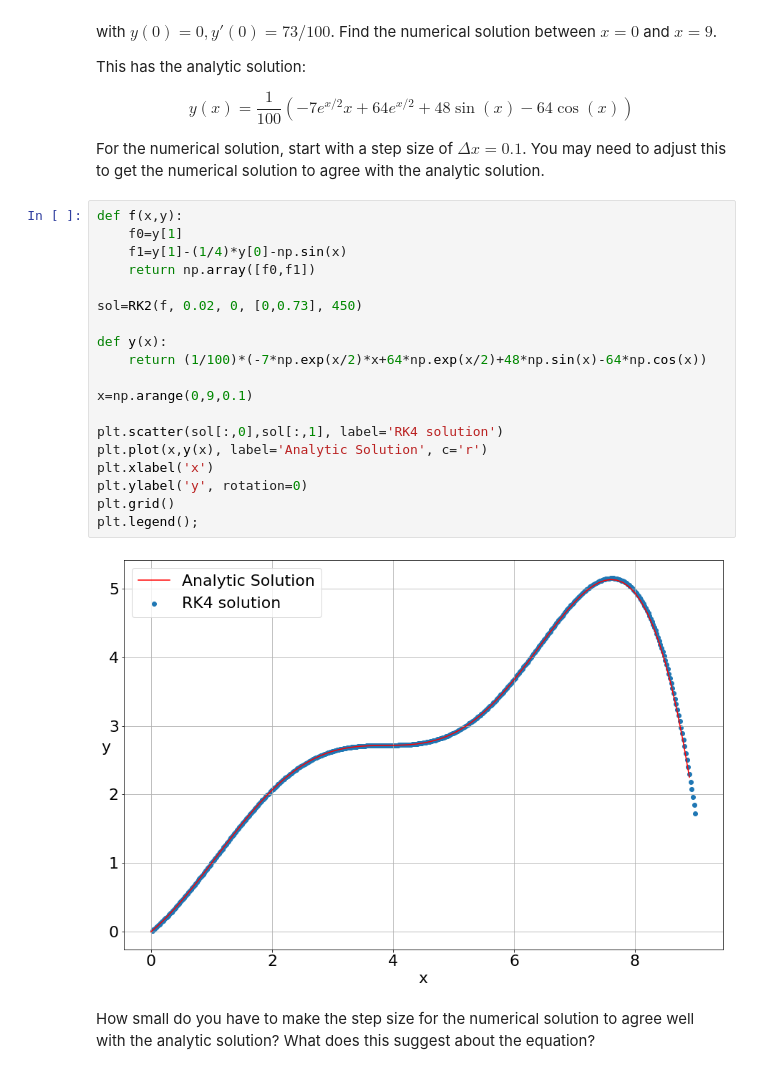
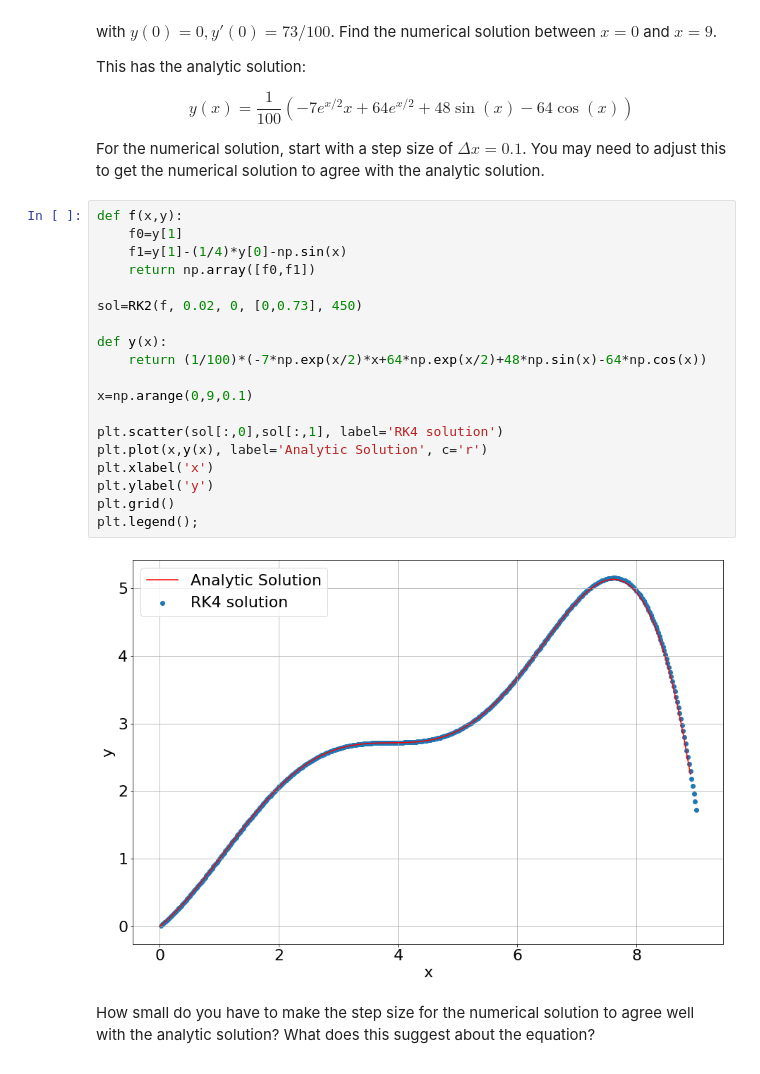
Before and after one commit to Conor-O-Mahony/ACM20030-Assignments, a Jupyter notebook: Assignment 3/Assignment-3.ipynb, the cells around one changed output. Drawn from its saved outputs; the diff is of its cells as text.

```diff
--- a/Assignment 3/Assignment-3.ipynb
+++ b/Assignment 3/Assignment-3.ipynb
@@ -193,24 +193,24 @@ For the numerical solution, start with a step size of $\Delta x = 0.1$. You may
 # %%
 def f(x,y):
     f0=y[1]
     f1=y[1]-(1/4)*y[0]-np.sin(x)
     return np.array([f0,f1])
 
 sol=RK2(f, 0.02, 0, [0,0.73], 450)
 
 def y(x):
     return (1/100)*(-7*np.exp(x/2)*x+64*np.exp(x/2)+48*np.sin(x)-64*np.cos(x))
 
 x=np.arange(0,9,0.1)
 
 plt.scatter(sol[:,0],sol[:,1], label='RK4 solution')
 plt.plot(x,y(x), label='Analytic Solution', c='r')
 plt.xlabel('x')
-plt.ylabel('y', rotation=0)
+plt.ylabel('y')
 plt.grid()
 plt.legend();
 # %% [output]
-[figure, old version]
+[figure, new version]
 # %% [markdown]
 How small do you have to make the step size for the numerical solution to agree well with the analytic solution? What does this suggest about the equation?
 # %% [markdown]
```
Also changed, not shown: parts of 1 cell of this notebook.
